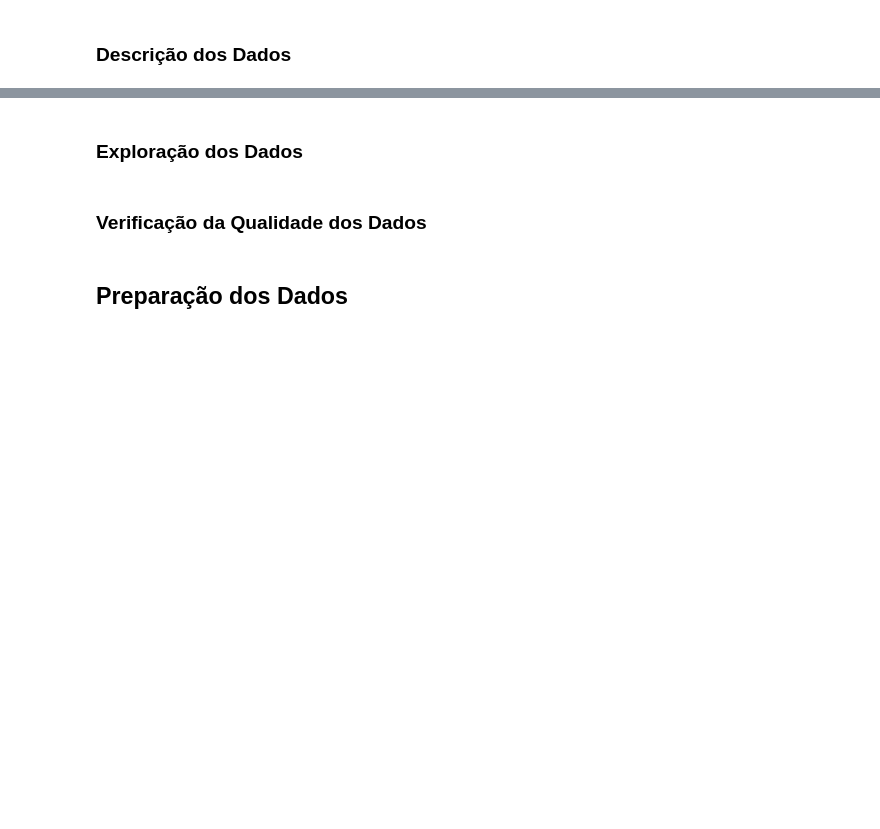
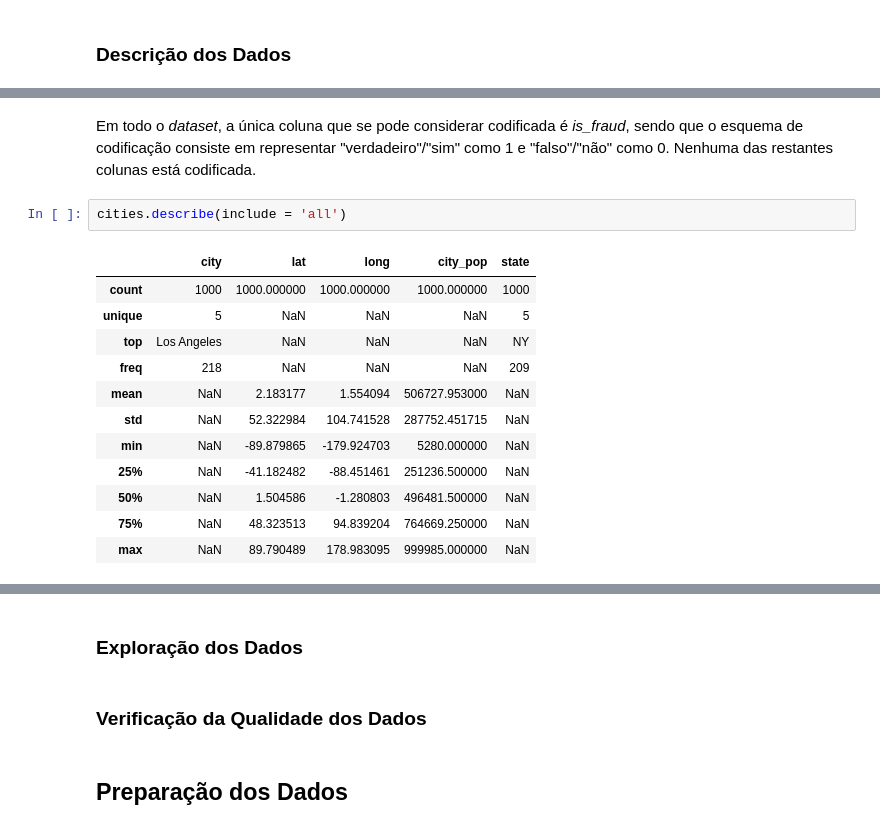
Before and after one commit to manelneto/fraud, a Jupyter notebook: task1.ipynb, the cells around one changed output, grey strips where cells are left out. Saved outputs shown, nothing was run; the diff lists cells and outputs as text; blank space fills up the shorter version.

```diff
--- a/task1.ipynb
+++ b/task1.ipynb
@@ -167,0 +333,17 @@ memory usage: 2.1+ MB
+# %% [markdown]
+Em todo o *dataset*, a única coluna que se pode considerar codificada é *is_fraud*, sendo que o esquema de codificação consiste em representar "verdadeiro"/"sim" como 1 e "falso"/"não" como 0. Nenhuma das restantes colunas está codificada.
+# %%
+cities.describe(include = 'all')
+# %% [output]
+|  | city | lat | long | city_pop | state |
+| count | 1000 | 1000.000000 | 1000.000000 | 1000.000000 | 1000 |
+| unique | 5 | NaN | NaN | NaN | 5 |
+| top | Los Angeles | NaN | NaN | NaN | NY |
+| freq | 218 | NaN | NaN | NaN | 209 |
+| mean | NaN | 2.183177 | 1.554094 | 506727.953000 | NaN |
+| std | NaN | 52.322984 | 104.741528 | 287752.451715 | NaN |
+| min | NaN | -89.879865 | -179.924703 | 5280.000000 | NaN |
+| 25% | NaN | -41.182482 | -88.451461 | 251236.500000 | NaN |
+| 50% | NaN | 1.504586 | -1.280803 | 496481.500000 | NaN |
+| 75% | NaN | 48.323513 | 94.839204 | 764669.250000 | NaN |
+| max | NaN | 89.790489 | 178.983095 | 999985.000000 | NaN |
```
Also changed, not shown: parts of 43 cells of this notebook.
